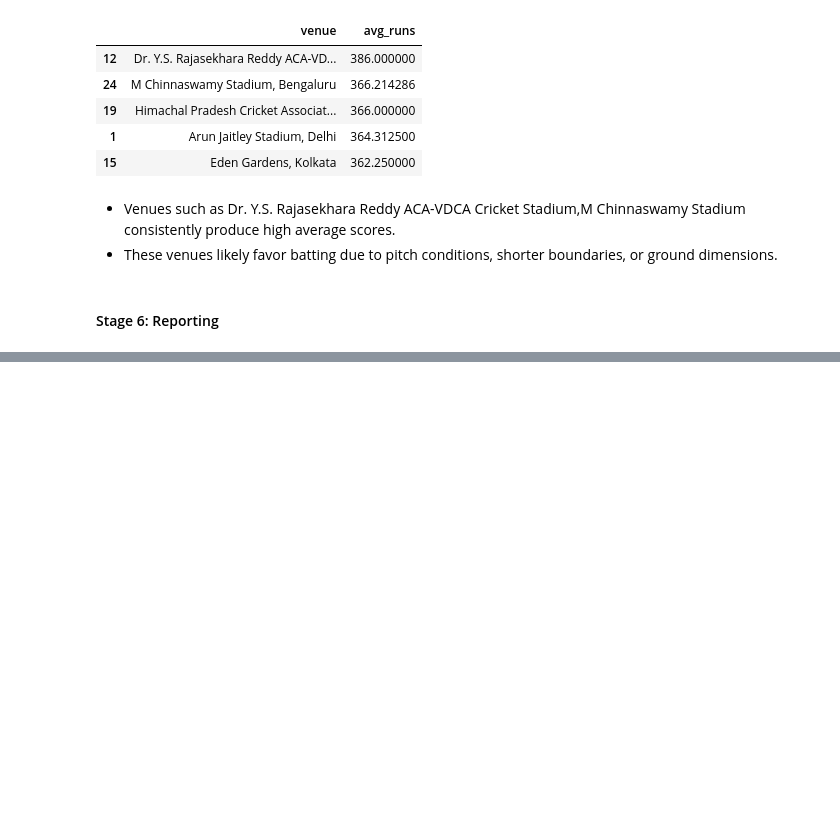
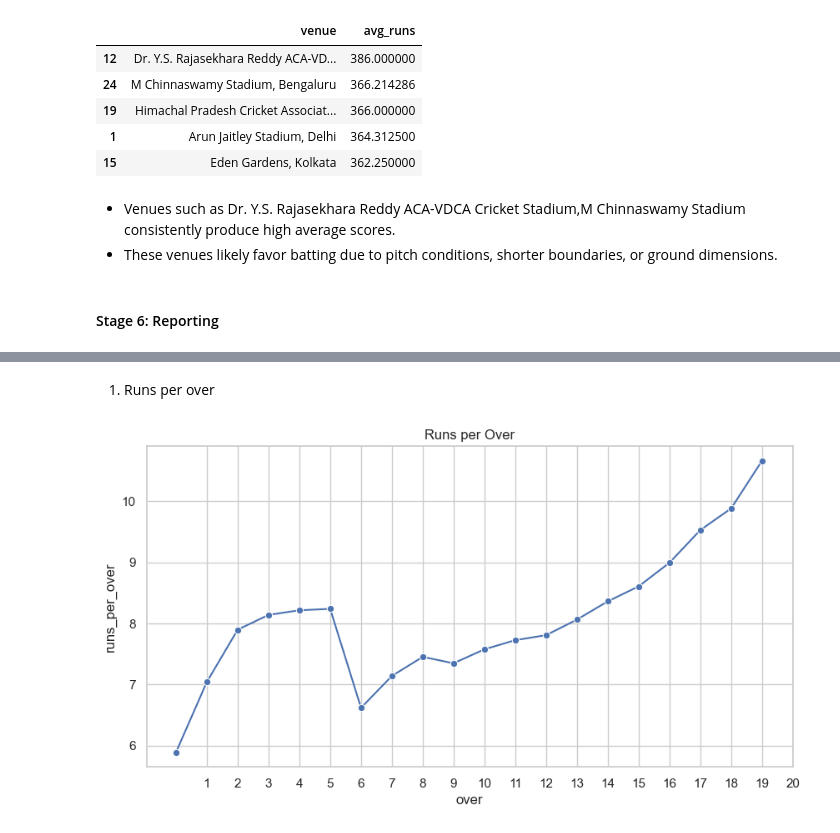
Before and after one commit to saiyeshwin/IPLCaseStudy-pandas-visualization, a Jupyter notebook: ipl.ipynb, the cells around one changed output, grey strips where cells are left out. Cells and saved outputs as stored; diff of their text form; code cells hidden in the pictures; blank space fills up the shorter version.

Commit message:
add[Yeshwin] Coded IPL analysis using pandas and created plots for the analysis using Matplotlib & Seaborn

```diff
--- a/ipl.ipynb
+++ b/ipl.ipynb
@@ -787,0 +812,4 @@ top_dot_bowlers = top_dot_bowlers.rename(columns={
+# %%
+import matplotlib.pyplot as plt
+import seaborn as sns
+sns.set_theme(style="whitegrid")
@@ -787,0 +826,2 @@ top_dot_bowlers = top_dot_bowlers.rename(columns={
+# %% [markdown]
+1. Runs per over
@@ -787,0 +834,18 @@ top_dot_bowlers = top_dot_bowlers.rename(columns={
+# %%
+runs_per_over = (
+    ipl_df.groupby('over')['total_runs']
+    .mean()
+    .reset_index(name='avg_runs')
+)
+
+runs_per_over['runs_per_over'] = runs_per_over['avg_runs'] * 6
+runs_per_over = runs_per_over.sort_values('over')
+# %%
+plt.figure(figsize=(10,5))
+sns.lineplot(data=runs_per_over, x='over', y='runs_per_over', marker='o')
+
+plt.title("Runs per Over")
+plt.xticks(range(1,21))
+plt.show()
+# %% [output]
+[figure, added]
```
Also changed, not shown: parts of 54 cells of this notebook, 6 other files.
